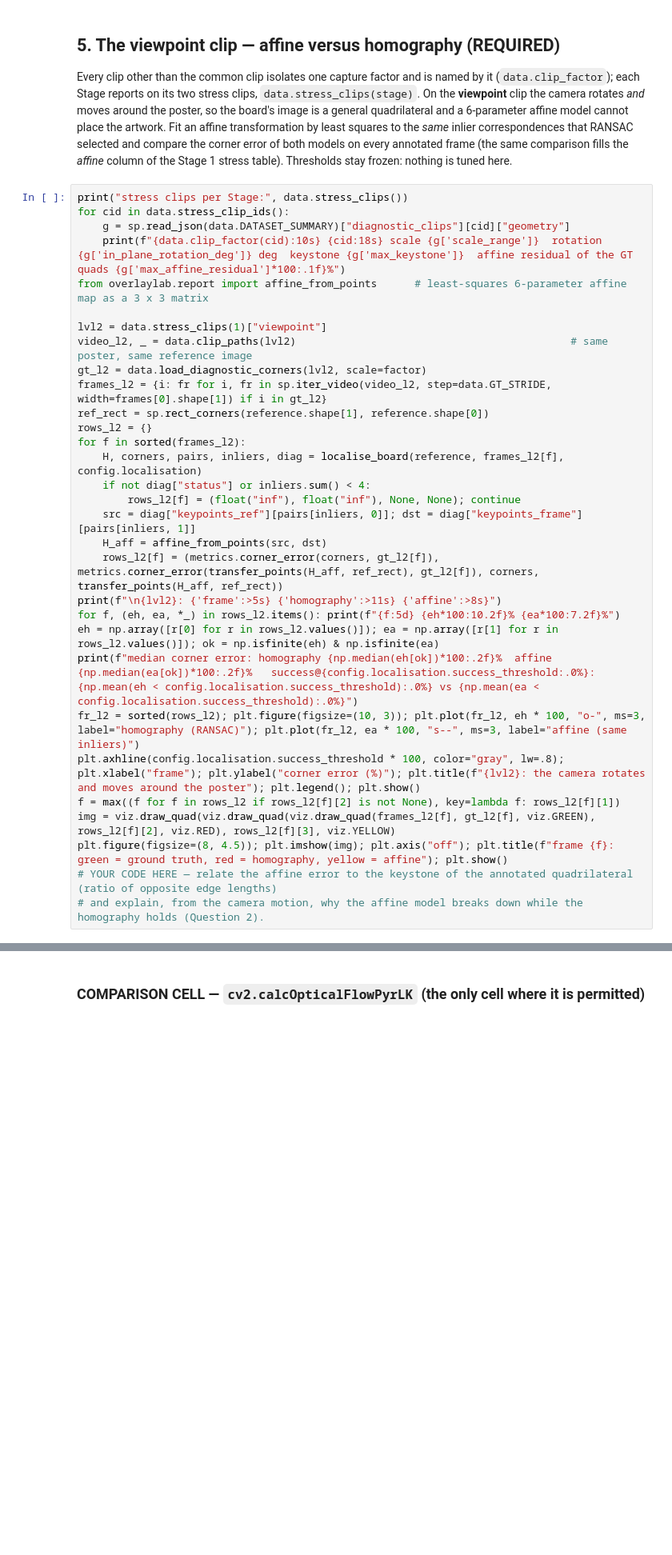
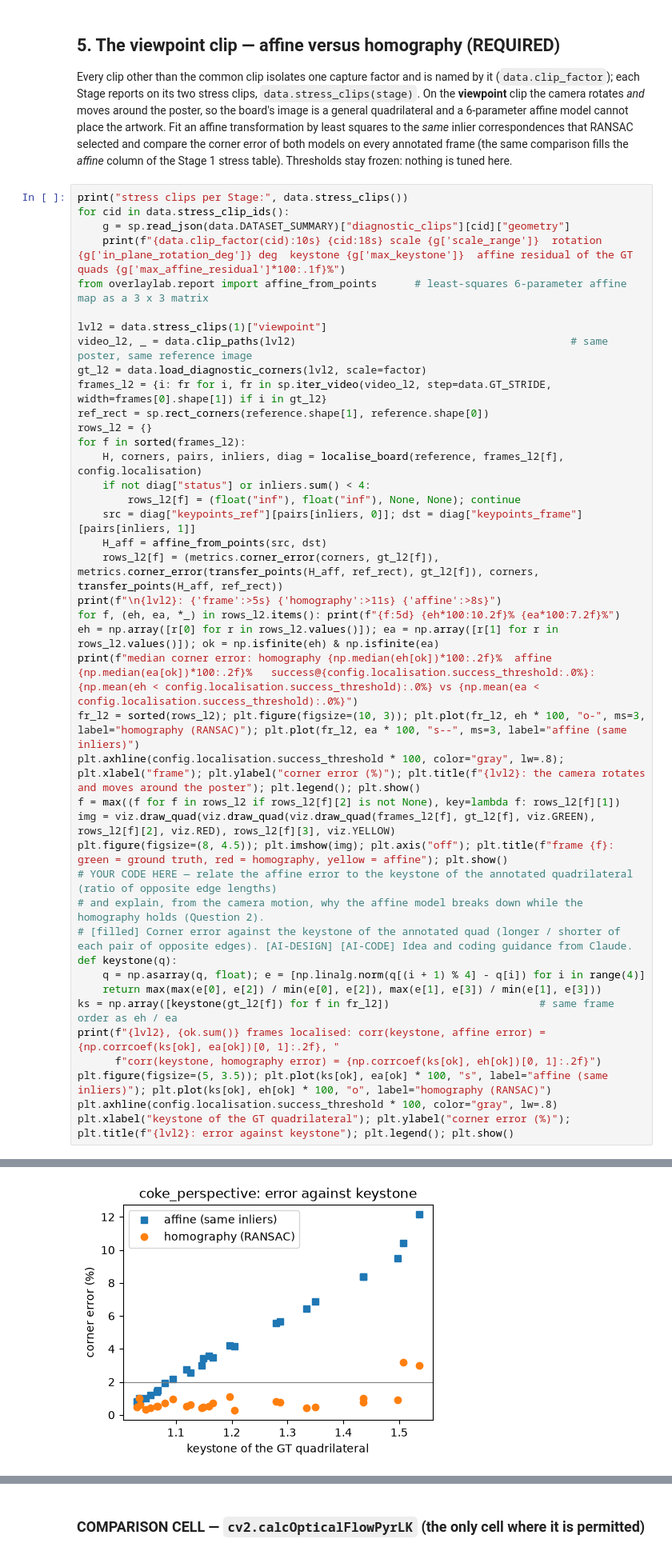
Before and after one commit to ducthien-k24/CS4243_Lab2, a Jupyter notebook: code/notebooks/02_localisation_and_temporal.ipynb, the cells around one changed output, grey strips where cells are left out. Shown at 80% size. Saved outputs shown, nothing was run; the diff lists cells and outputs as text; blank space fills up the shorter version.

```diff
--- a/code/notebooks/02_localisation_and_temporal.ipynb
+++ b/code/notebooks/02_localisation_and_temporal.ipynb
@@ -169,6 +169,16 @@ img = viz.draw_quad(viz.draw_quad(viz.draw_quad(frames_l2[f], gt_l2[f], viz.GREE
 plt.figure(figsize=(8, 4.5)); plt.imshow(img); plt.axis("off"); plt.title(f"frame {f}: green = ground truth, red = homography, yellow = affine"); plt.show()
 # YOUR CODE HERE — relate the affine error to the keystone of the annotated quadrilateral (ratio of opposite edge lengths)
 # and explain, from the camera motion, why the affine model breaks down while the homography holds (Question 2).
+# [filled] Corner error against the keystone of the annotated quad (longer / shorter of each pair of opposite edges). [AI-DESIGN] [AI-CODE] Idea and coding guidance from Claude.
+def keystone(q):
+    q = np.asarray(q, float); e = [np.linalg.norm(q[(i + 1) % 4] - q[i]) for i in range(4)]
+    return max(max(e[0], e[2]) / min(e[0], e[2]), max(e[1], e[3]) / min(e[1], e[3]))
+ks = np.array([keystone(gt_l2[f]) for f in fr_l2])                        # same frame order as eh / ea
+print(f"{lvl2}, {ok.sum()} frames localised: corr(keystone, affine error) = {np.corrcoef(ks[ok], ea[ok])[0, 1]:.2f}, "
+      f"corr(keystone, homography error) = {np.corrcoef(ks[ok], eh[ok])[0, 1]:.2f}")
+plt.figure(figsize=(5, 3.5)); plt.plot(ks[ok], ea[ok] * 100, "s", label="affine (same inliers)"); plt.plot(ks[ok], eh[ok] * 100, "o", label="homography (RANSAC)")
+plt.axhline(config.localisation.success_threshold * 100, color="gray", lw=.8)
+plt.xlabel("keystone of the GT quadrilateral"); plt.ylabel("corner error (%)"); plt.title(f"{lvl2}: error against keystone"); plt.legend(); plt.show()
 # %% [output]
 stress clips per Stage: {1: {'viewpoint': 'coke_perspective', 'scale': 'coke_scale'}, 2: {'blur': 'coke_blur', 'exit': 'coke_out_of_view'}, 3: {'viewpoint': 'coke_perspective', 'combined': 'coke_uncon ...
 viewpoint  coke_perspective   scale [0.584, 1.067]  rotation [-21.0, 36.5] deg  keystone 1.586  affine residual of the GT quads 9.8%
@@ -192,3 +203,4 @@ median corner error: homography 0.61%  affine 3.44%   success@2%: 75% vs 25%
+[figure, added]
 # %% [markdown]
 ## 6. COMPARISON — `cv2.warpPerspective`: single-frame overlay and the parallax question (**Question 2**)
 Warp a *whole frame* with the board-fitted homography between two frames that include camera translation: the board aligns,
```
Also changed, not shown: parts of 4 cells of this notebook, 5 other files.
